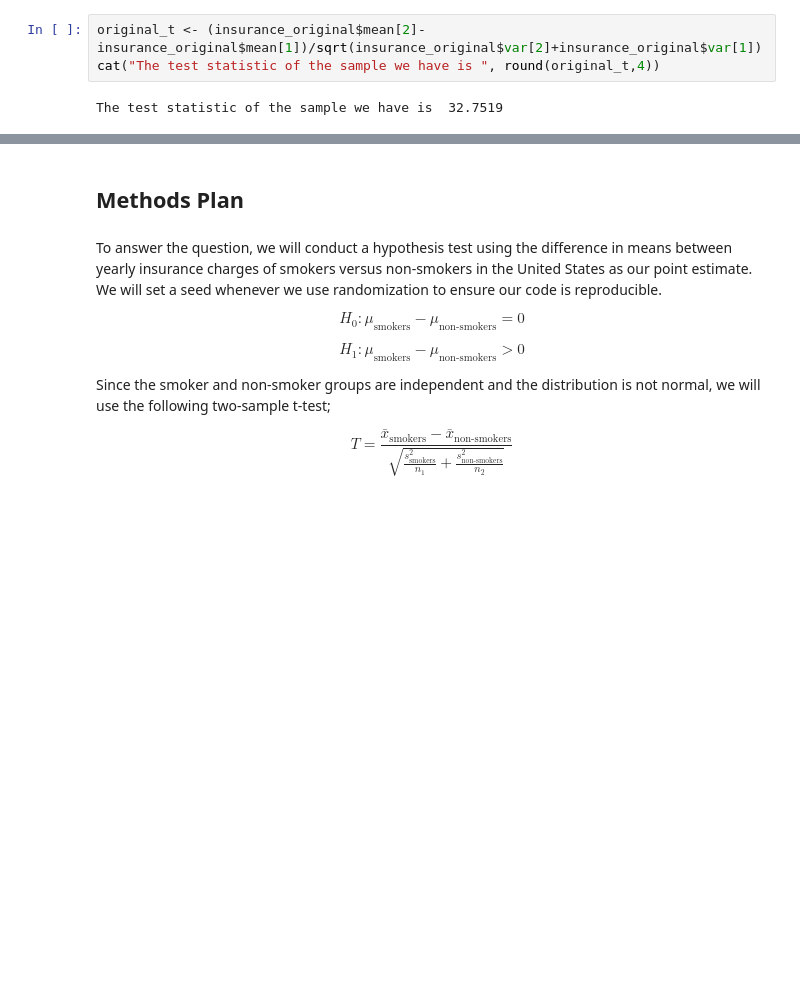
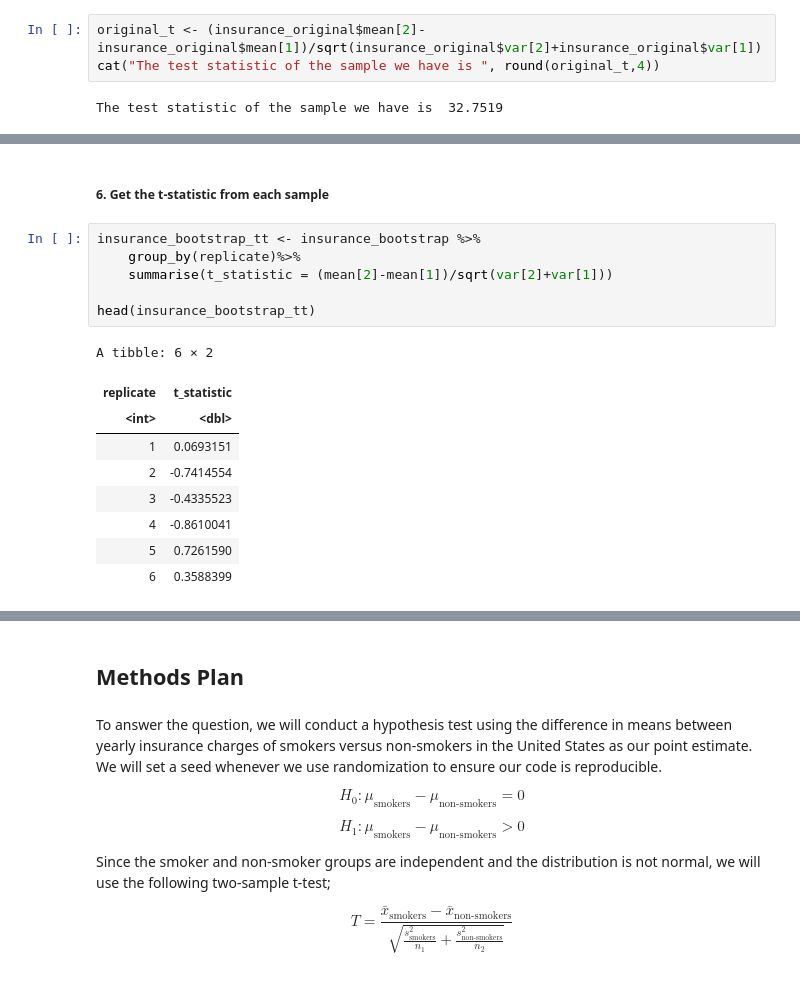
Before and after one commit to Yuji03b/STAT-201-GROUP-1, a Jupyter notebook: proposal.ipynb, the cells around one changed output, grey strips where cells are left out. Drawn from its saved outputs; the diff is of its cells as text; blank space fills up the shorter version.

```diff
--- a/proposal.ipynb
+++ b/proposal.ipynb
@@ -199,0 +224,18 @@ insurance_change
+# %% [markdown]
+##### 6. Get the t-statistic from each sample
+# %%
+insurance_bootstrap_tt <- insurance_bootstrap %>%
+    group_by(replicate)%>%
+    summarise(t_statistic = (mean[2]-mean[1])/sqrt(var[2]+var[1]))
+
+head(insurance_bootstrap_tt)
+# %% [output]
+A tibble: 6 × 2
+| replicate | t_statistic |
+| <int> | <dbl> |
+| 1 | 0.0693151 |
+| 2 | -0.7414554 |
+| 3 | -0.4335523 |
+| 4 | -0.8610041 |
+| 5 | 0.7261590 |
+| 6 | 0.3588399 |
```
Also changed, not shown: parts of 14 cells of this notebook.
